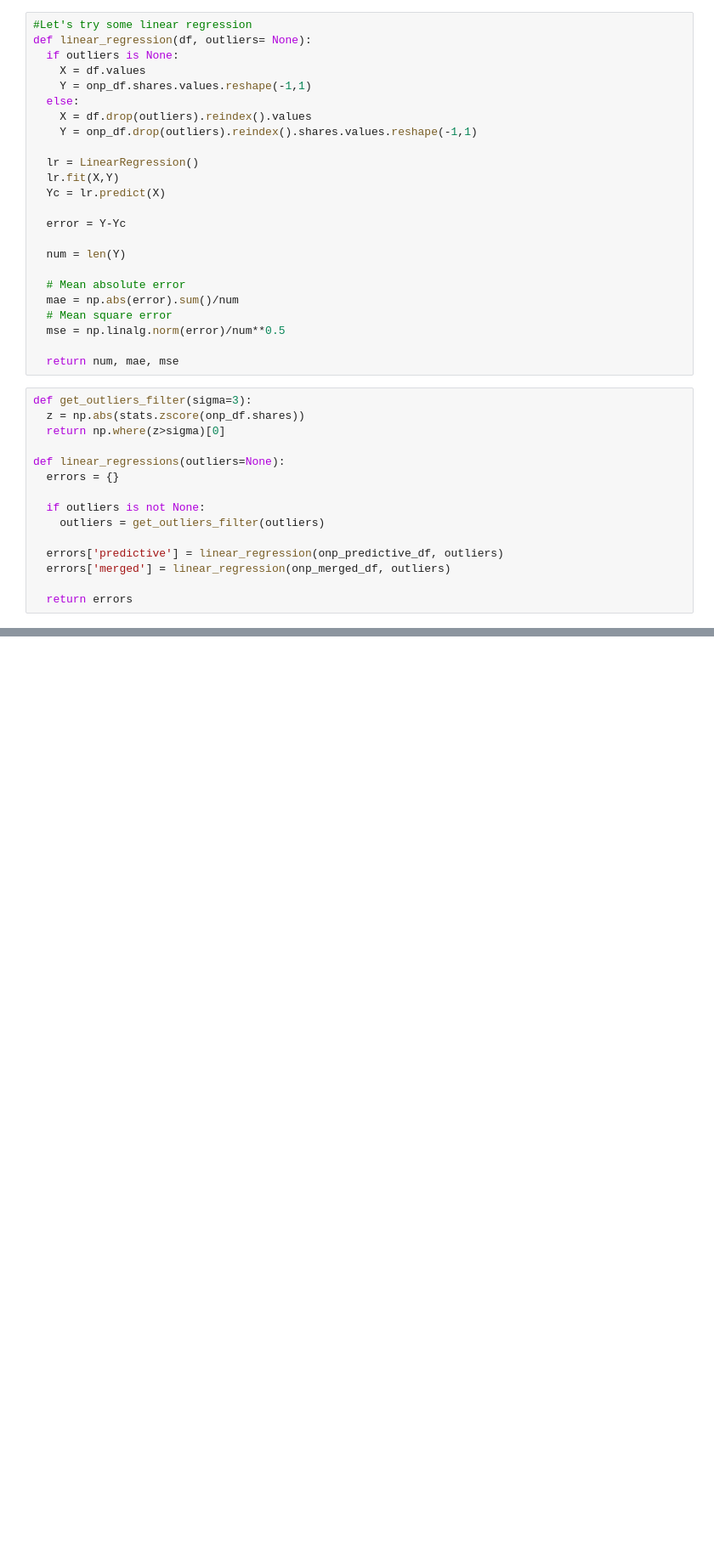
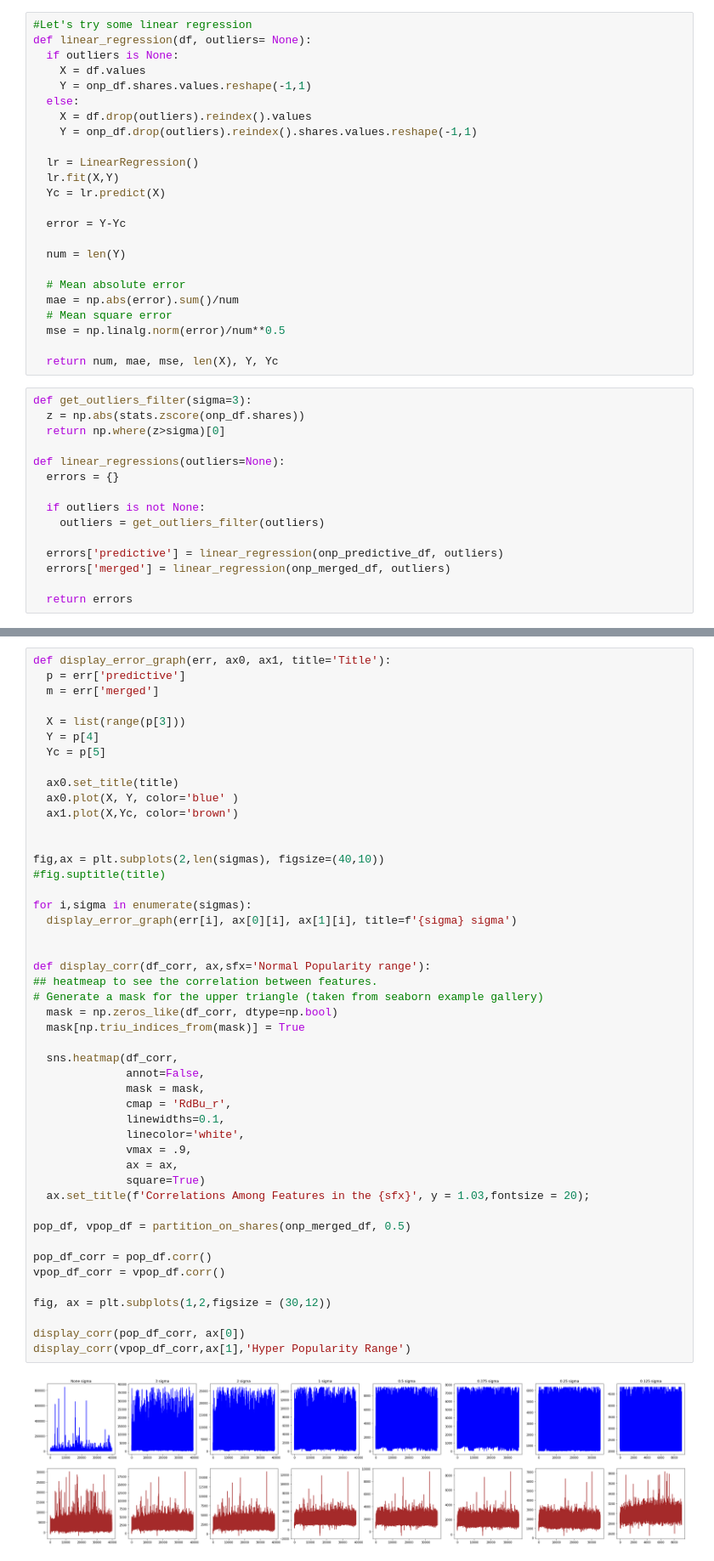
Before and after one commit to nsriniva/DS-Unit-1-Build, a Jupyter notebook: DS_Unit_1_BuildProject_1.ipynb, the cells around one changed output, grey strips where cells are left out. Shown at 85% size. Cells and saved outputs as stored; diff of their text form; blank space fills up the shorter version.

```diff
--- a/DS_Unit_1_BuildProject_1.ipynb
+++ b/DS_Unit_1_BuildProject_1.ipynb
@@ -239,7 +240,7 @@ def linear_regression(df, outliers= None):
   # Mean square error
   mse = np.linalg.norm(error)/num**0.5
 
-  return num, mae, mse
+  return num, mae, mse, len(X), Y, Yc
 # %%
 def get_outliers_filter(sigma=3):
   z = np.abs(stats.zscore(onp_df.shares))
@@ -361,0 +451,49 @@ pop_df, vpop_df = partition_on_shares(onp_merged_df, 0.5)
+# %%
+def display_error_graph(err, ax0, ax1, title='Title'):
+  p = err['predictive']
+  m = err['merged']
+
+  X = list(range(p[3]))
+  Y = p[4]
+  Yc = p[5]
+
+  ax0.set_title(title)
+  ax0.plot(X, Y, color='blue' )
+  ax1.plot(X,Yc, color='brown')
+
+
+fig,ax = plt.subplots(2,len(sigmas), figsize=(40,10))
+#fig.suptitle(title)
+
+for i,sigma in enumerate(sigmas):
+  display_error_graph(err[i], ax[0][i], ax[1][i], title=f'{sigma} sigma')
+
+
+def display_corr(df_corr, ax,sfx='Normal Popularity range'):
+## heatmeap to see the correlation between features.
+# Generate a mask for the upper triangle (taken from seaborn example gallery)
+  mask = np.zeros_like(df_corr, dtype=np.bool)
+  mask[np.triu_indices_from(mask)] = True
+
+  sns.heatmap(df_corr,
+              annot=False,
+              mask = mask,
+              cmap = 'RdBu_r',
+              linewidths=0.1,
+              linecolor='white',
+              vmax = .9,
+              ax = ax,
+              square=True)
+  ax.set_title(f'Correlations Among Features in the {sfx}', y = 1.03,fontsize = 20);
+
+pop_df, vpop_df = partition_on_shares(onp_merged_df, 0.5)
+
+pop_df_corr = pop_df.corr()
+vpop_df_corr = vpop_df.corr()
+
+fig, ax = plt.subplots(1,2,figsize = (30,12))
+
+display_corr(pop_df_corr, ax[0])
+display_corr(vpop_df_corr,ax[1],'Hyper Popularity Range')
+# %% [output]
+[figure, added]
```
Also changed, not shown: parts of 5 cells of this notebook.
